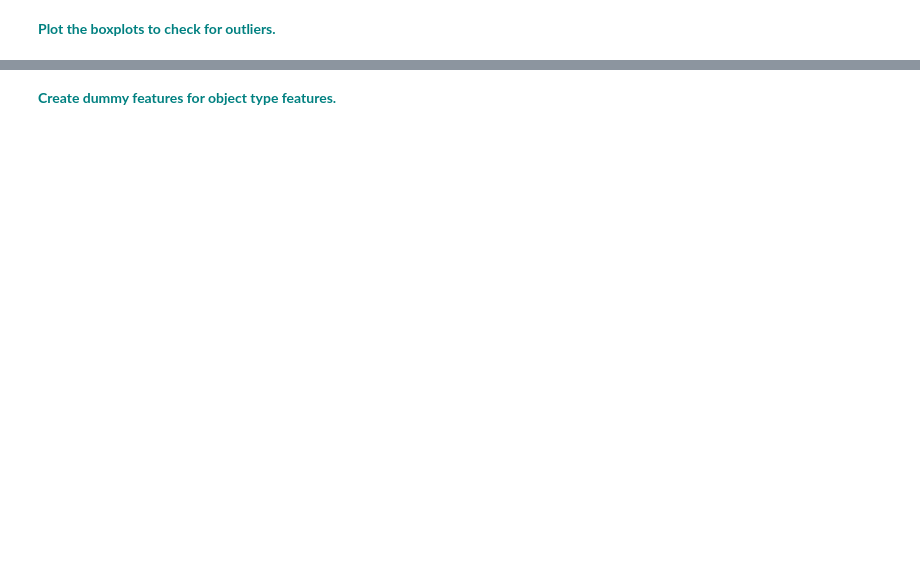
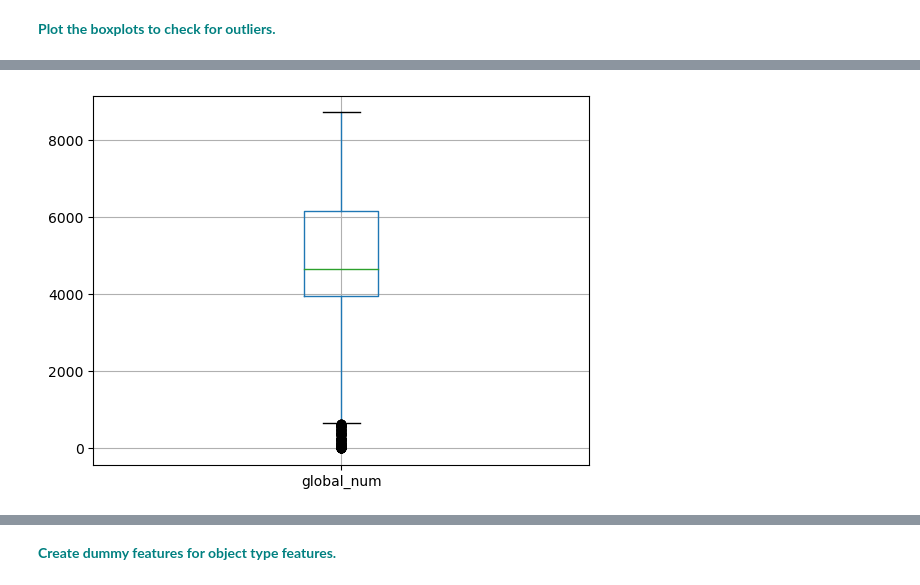
Before and after one commit to gabbycjames/RandomForest, a Jupyter notebook: RandomForest_casestudy_covid19.ipynb, the cells around one changed output, grey strips where cells are left out. Drawn from its saved outputs; the diff is of its cells as text; code cells hidden in the pictures; blank space fills up the shorter version.

```diff
--- a/RandomForest_casestudy_covid19.ipynb
+++ b/RandomForest_casestudy_covid19.ipynb
@@ -127,0 +342,5 @@ vn
+# %%
+df.boxplot(['global_num'])
+plt.show()
+# %% [output]
+[figure, added]
```
Also changed, not shown: parts of 32 cells of this notebook, 2 other files.
